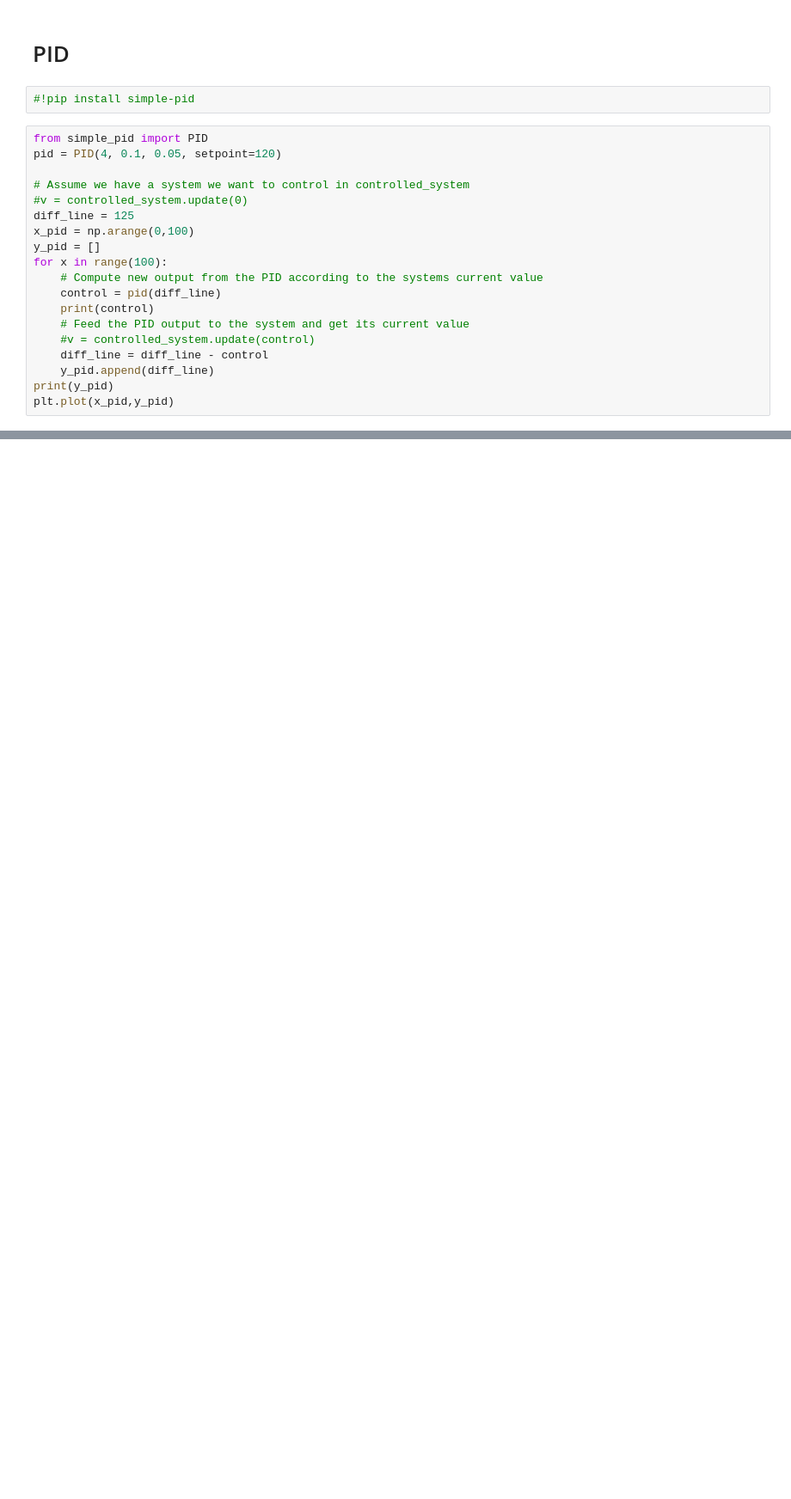
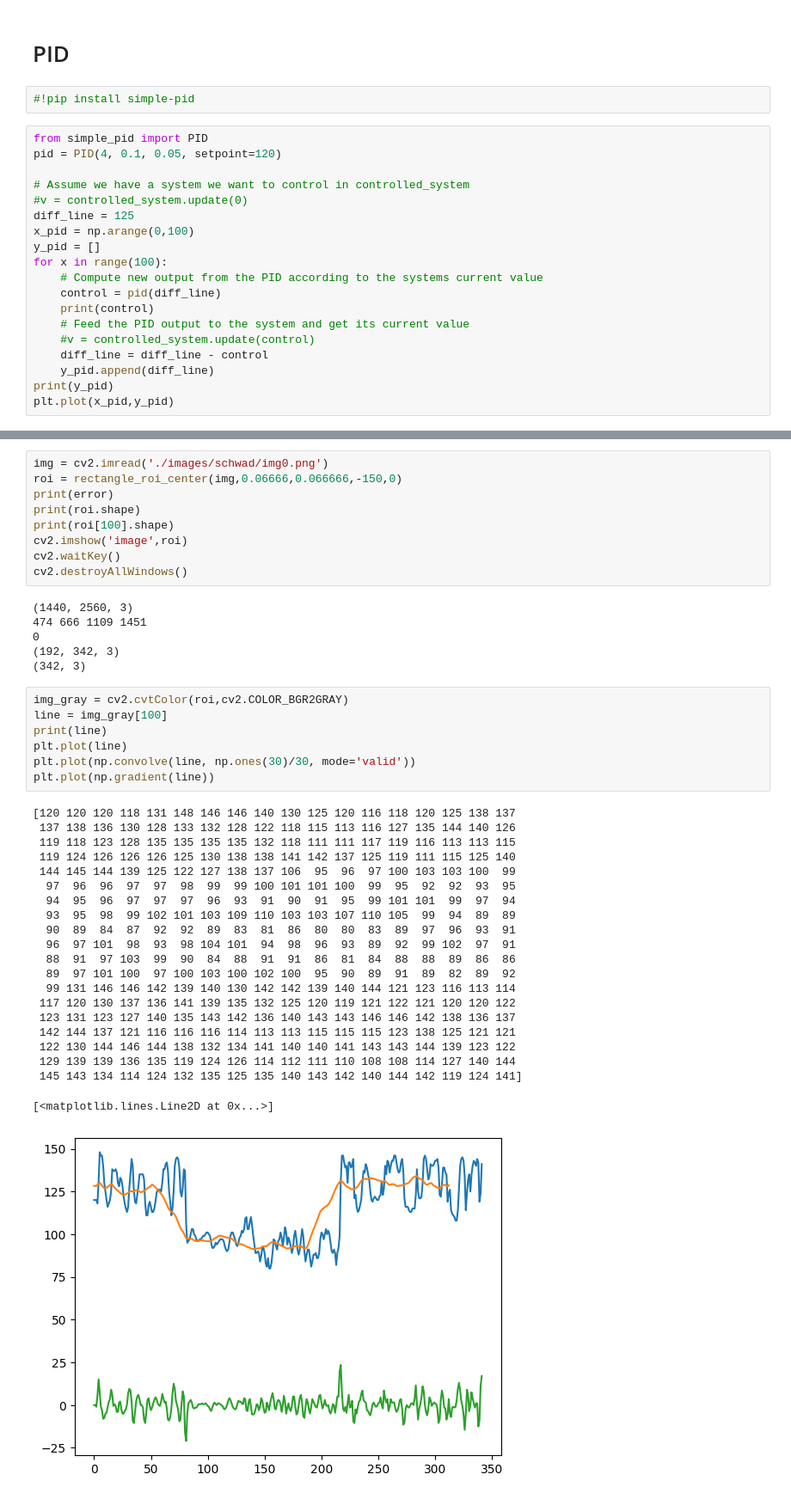
Before and after one commit to mgoetze06/autosteer, a Jupyter notebook: autosteer_notebook.ipynb, the cells around one changed output, grey strips where cells are left out. Shown: that part at 86% size. Saved outputs shown, nothing was run; the diff lists cells and outputs as text; blank space fills up the shorter version.

Commit message:
schwad detection started

```diff
--- a/autosteer_notebook.ipynb
+++ b/autosteer_notebook.ipynb
@@ -789,0 +856,44 @@ plt.plot(x_pid,y_pid)
+# %%
+img = cv2.imread('./images/schwad/img0.png')
+roi = rectangle_roi_center(img,0.06666,0.066666,-150,0)
+print(error)
+print(roi.shape)
+print(roi[100].shape)
+cv2.imshow('image',roi)
+cv2.waitKey()
+cv2.destroyAllWindows()
+# %% [output]
+(1440, 2560, 3)
+474 666 1109 1451
+0
+(192, 342, 3)
+(342, 3)
+# %%
+img_gray = cv2.cvtColor(roi,cv2.COLOR_BGR2GRAY)
+line = img_gray[100]
+print(line)
+plt.plot(line)
+plt.plot(np.convolve(line, np.ones(30)/30, mode='valid'))
+plt.plot(np.gradient(line))
+# %% [output]
+[120 120 120 118 131 148 146 146 140 130 125 120 116 118 120 125 138 137
+ 137 138 136 130 128 133 132 128 122 118 115 113 116 127 135 144 140 126
+ 119 118 123 128 135 135 135 135 132 118 111 111 117 119 116 113 113 115
+ 119 124 126 126 126 125 130 138 138 141 142 137 125 119 111 115 125 140
+ 144 145 144 139 125 122 127 138 137 106  95  96  97 100 103 103 100  99
+  97  96  96  97  97  98  99  99 100 101 101 100  99  95  92  92  93  95
+  94  95  96  97  97  97  96  93  91  90  91  95  99 101 101  99  97  94
+  93  95  98  99 102 101 103 109 110 103 103 107 110 105  99  94  89  89
+  90  89  84  87  92  92  89  83  81  86  80  80  83  89  97  96  93  91
+  96  97 101  98  93  98 104 101  94  98  96  93  89  92  99 102  97  91
+  88  91  97 103  99  90  84  88  91  91  86  81  84  88  88  89  86  86
+  89  97 101 100  97 100 103 100 102 100  95  90  89  91  89  82  89  92
+  99 131 146 146 142 139 140 130 142 142 139 140 144 121 123 116 113 114
+ 117 120 130 137 136 141 139 135 132 125 120 119 121 122 121 120 120 122
+ 123 131 123 127 140 135 143 142 136 140 143 143 146 146 142 138 136 137
+ 142 144 137 121 116 116 116 114 113 113 115 115 115 123 138 125 121 121
+ 122 130 144 146 144 138 132 134 141 140 140 141 143 143 144 139 123 122
+ 129 139 139 136 135 119 124 126 114 112 111 110 108 108 114 127 140 144
+ 145 143 134 114 124 132 135 125 135 140 143 142 140 144 142 119 124 141]
+[<matplotlib.lines.Line2D at 0x...>]
+[figure, added]
```
Also changed, not shown: parts of 14 cells of this notebook.
